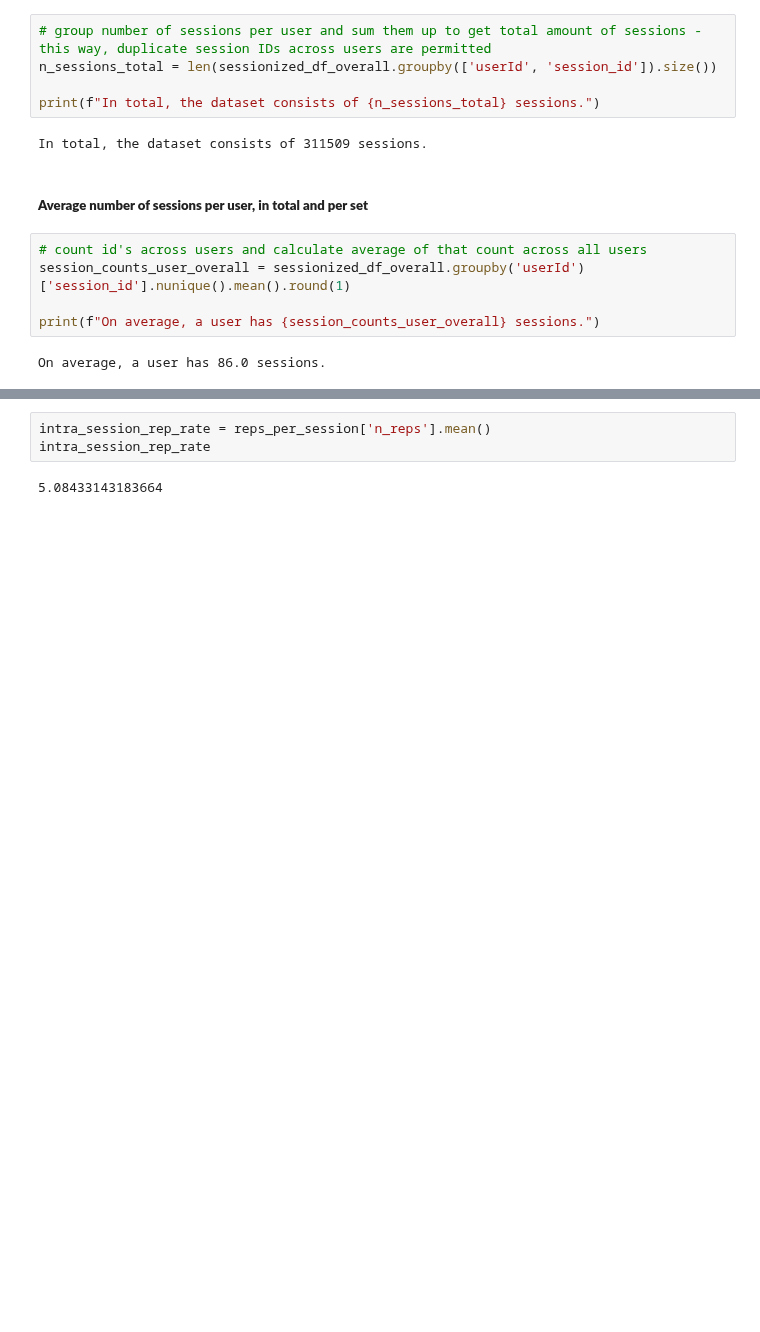
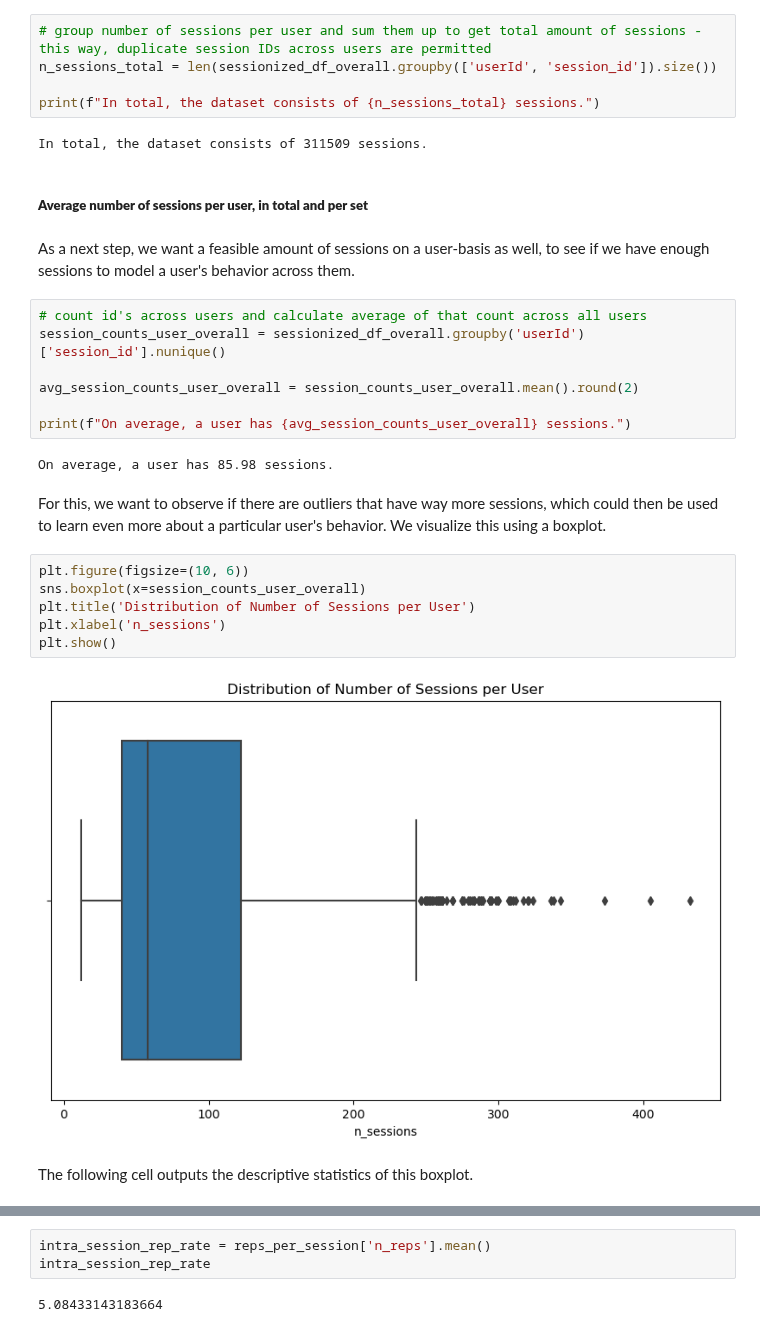
Before and after one commit to Laura-Legat/Practical-Work-AI, a Jupyter notebook: dataset_analysis.ipynb, the cells around one changed output, grey strips where cells are left out. Saved outputs shown, nothing was run; the diff lists cells and outputs as text; blank space fills up the shorter version.

```diff
--- a/dataset_analysis.ipynb
+++ b/dataset_analysis.ipynb
@@ -244,10 +266,26 @@ print(f"In total, the dataset consists of {n_sessions_total} sessions.")
 In total, the dataset consists of 311509 sessions.
 # %% [markdown]
 ##### **Average number of sessions per user, in total and per set**
+# %% [markdown]
+As a next step, we want a feasible amount of sessions on a user-basis as well, to see if we have enough sessions to model a user's behavior across them.
 # %%
 # count id's across users and calculate average of that count across all users
-session_counts_user_overall = sessionized_df_overall.groupby('userId')['session_id'].nunique().mean().round(1)
+session_counts_user_overall = sessionized_df_overall.groupby('userId')['session_id'].nunique()
 
-print(f"On average, a user has {session_counts_user_overall} sessions.")
+avg_session_counts_user_overall = session_counts_user_overall.mean().round(2)
+
+print(f"On average, a user has {avg_session_counts_user_overall} sessions.")
 # %% [output]
-On average, a user has 86.0 sessions.
+On average, a user has 85.98 sessions.
+# %% [markdown]
+For this, we want to observe if there are outliers that have way more sessions, which could then be used to learn even more about a particular user's behavior. We visualize this using a boxplot.
+# %%
+plt.figure(figsize=(10, 6))
+sns.boxplot(x=session_counts_user_overall)
+plt.title('Distribution of Number of Sessions per User')
+plt.xlabel('n_sessions')
+plt.show()
+# %% [output]
+[figure, added]
+# %% [markdown]
+The following cell outputs the descriptive statistics of this boxplot.
```
Also changed, not shown: parts of 22 cells of this notebook.
